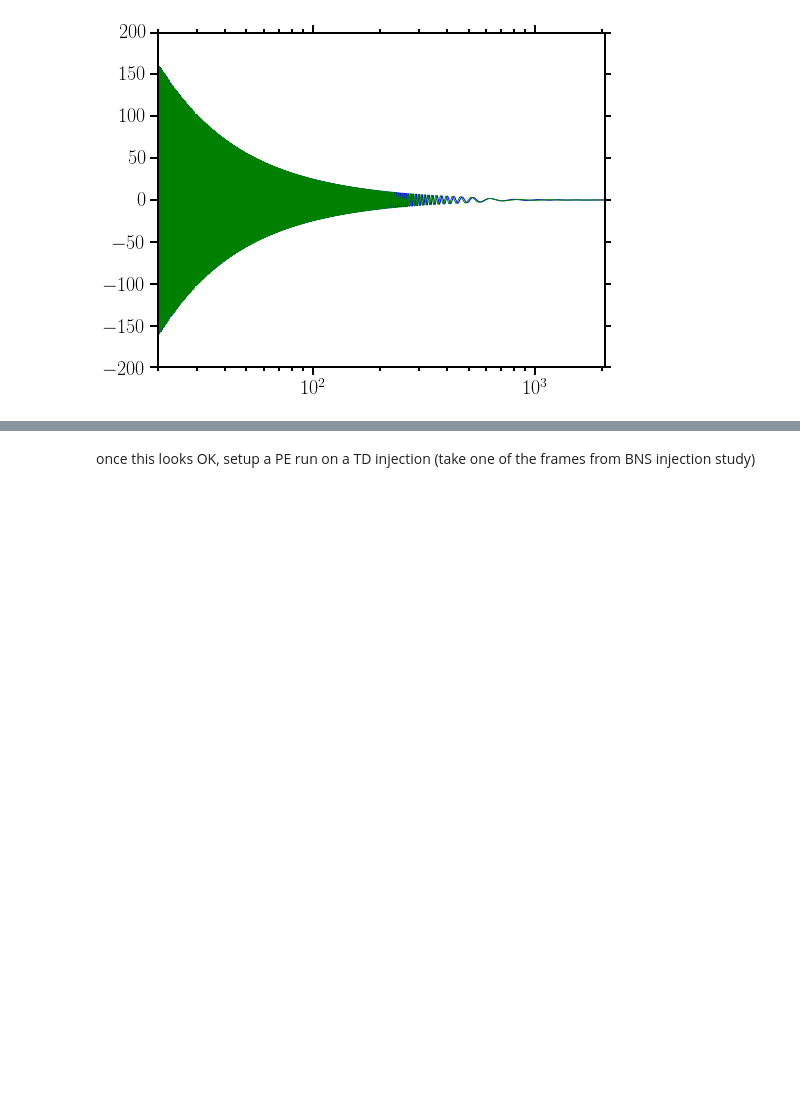
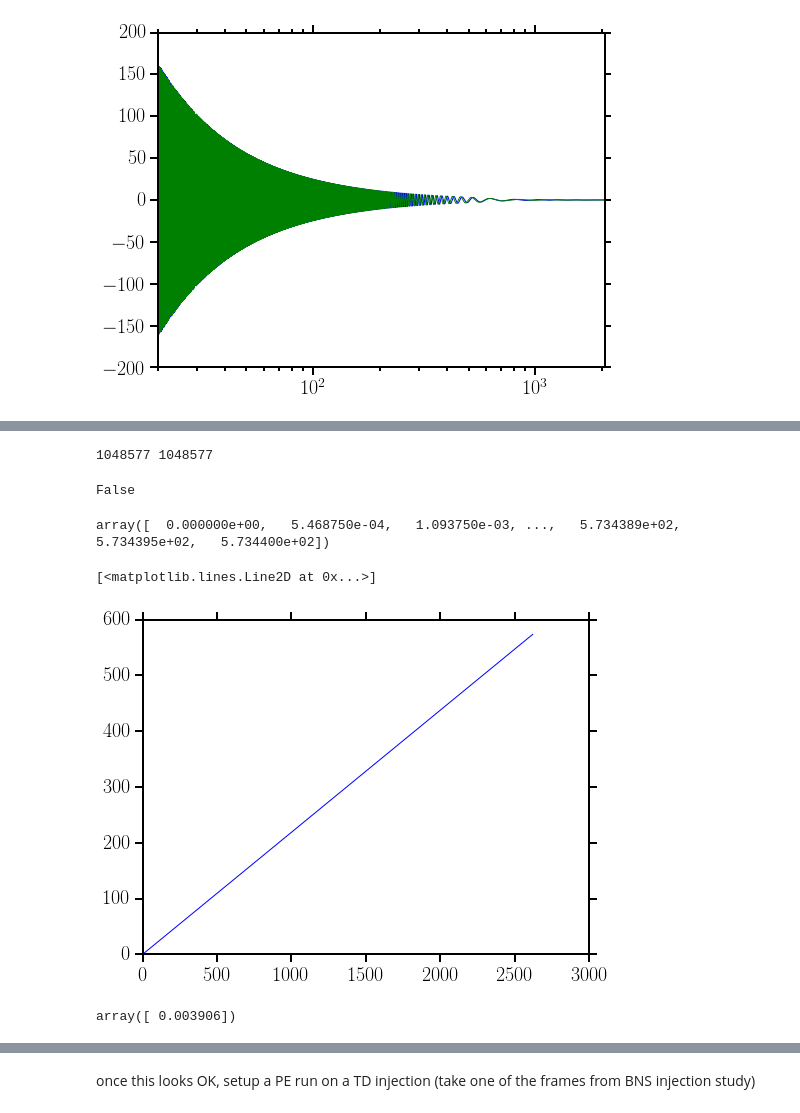
Before and after one commit to benjaminlackey/gpsurrogate, a Jupyter notebook: src/TEOB-LAL-implementation/LalsuiteSurrogate_MP.ipynb, the cells around one changed output, grey strips where cells are left out. Cells and saved outputs as stored; diff of their text form; code cells hidden in the pictures; blank space fills up the shorter version.

```diff
--- a/src/TEOB-LAL-implementation/LalsuiteSurrogate_MP.ipynb
+++ b/src/TEOB-LAL-implementation/LalsuiteSurrogate_MP.ipynb
@@ -2556,0 +2577,16 @@ plt.xlim([20.0, 2048.0]);
+# %%
+print len(h_sur[0]), len(h_orig[0])
+np.allclose(h_sur[0], h_orig[0])
+# %% [output]
+1048577 1048577
+False
+# %%
+np.unique(h_sur[0] - h_orig[0])
+# %% [output]
+array([  0.000000e+00,   5.468750e-04,   1.093750e-03, ...,   5.734389e+02,   5.734395e+02,   5.734400e+02])
+# %%
+# There is a rather large drift between the frequency vectors
+plt.plot(h_sur[0], h_sur[0] - h_orig[0])
+# %% [output]
+[<matplotlib.lines.Line2D at 0x...>]
+[figure, added]
@@ -2556,0 +2597,4 @@ plt.xlim([20.0, 2048.0]);
+# %%
+np.unique(np.diff(f_sur))
+# %% [output]
+array([ 0.003906])
```
Also changed, not shown: parts of 48 cells of this notebook.
